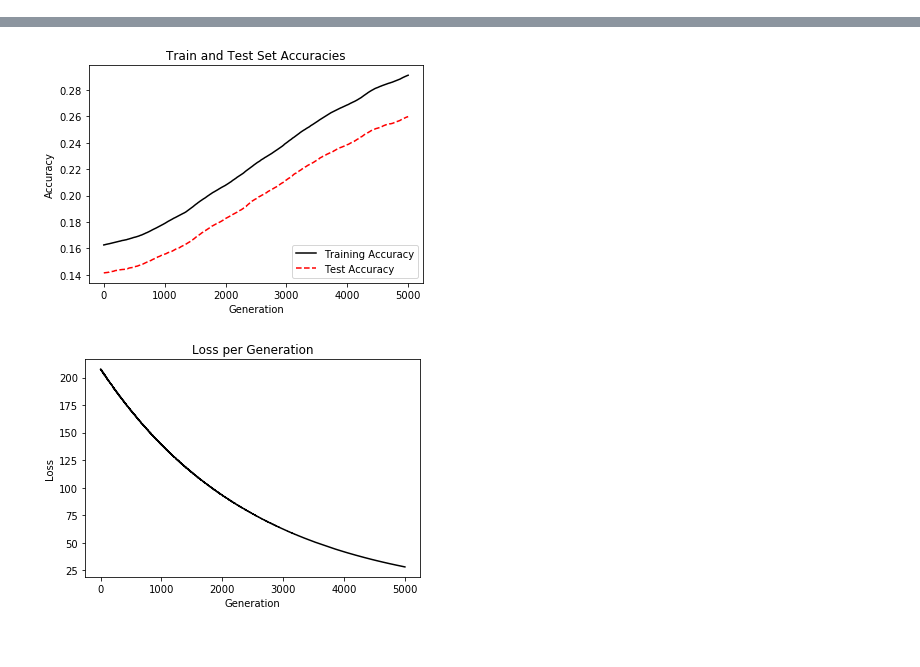
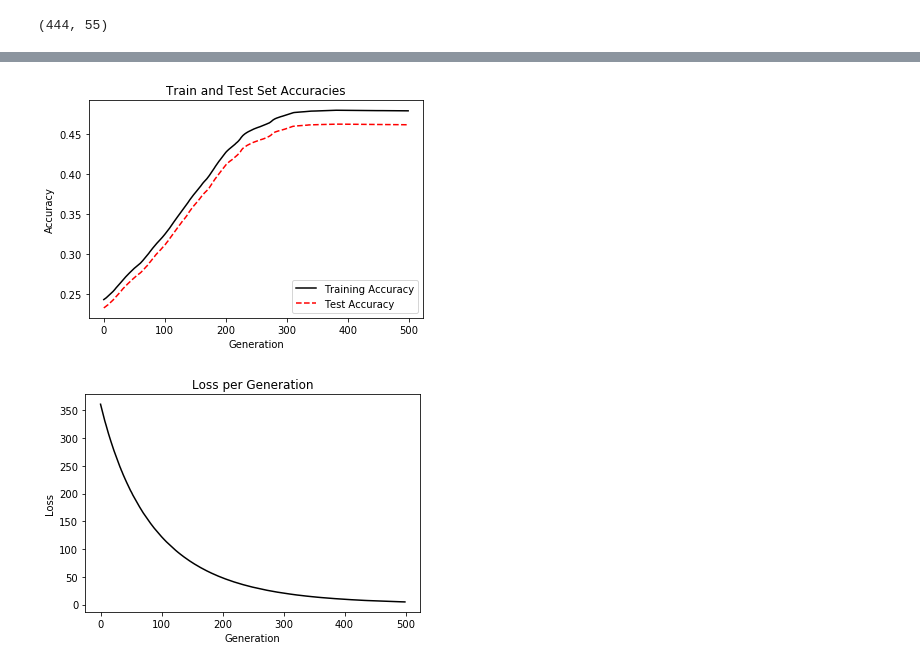
Before and after one commit to NeuroTechX/neurodoro, a Jupyter notebook: svm/ndro_train_tensorflow.ipynb, the cells around one changed output, grey strips where cells are left out. Cells and saved outputs as stored; diff of their text form; code cells hidden in the pictures.

Commit message:
using new data, adjust learning rate from 0.01 to 0.1, accuracy plateuing ~ 0.45

```diff
--- a/svm/ndro_train_tensorflow.ipynb
+++ b/svm/ndro_train_tensorflow.ipynb
@@ -11,8 +11,8 @@ from sklearn.decomposition import PCA
 # %%
 # Read from CSV where every column = [FFT freq bin]
 # every row = [epoch 1 (2s): electrode 1, 2, 3, 4] + [epoch 2: electrode 1, 2, 3, 4] + ...
-relax = pd.read_csv("../Muse Data/danofocus_apr02.csv", header=0, index_col=False)
-focus = pd.read_csv("../Muse Data/dano_watchingtv_apr02.csv", header=0, index_col=False)
+relax = pd.read_csv("../Muse Data/josh_relax_apr03_night.csv", header=0, index_col=False)
+focus = pd.read_csv("../Muse Data/josh_corvo_task_apr03_night.csv", header=0, index_col=False)
 
 # Chop off irrelevant frequencies
 relax = relax.iloc[:,0:54]
@@ -21,6 +21,10 @@ focus = focus.iloc[:,0:54]
 # Add labels
 relax['label'] = 0
 focus['label'] = 1
+# %%
+focus.shape
+# %% [output]
+(444, 55)
 # %%
 # Combine focus and relax dataframes into a numeric values and complementary labels dataframe
 # rows = [relax data] + [focus data]
@@ -78,7 +82,7 @@ prediction = tf.sign(model_output)
 accuracy = tf.reduce_mean(tf.cast(tf.equal(prediction, y_target), tf.float32))
 
 # Declare optimizer
-my_opt = tf.train.GradientDescentOptimizer(0.01)
+my_opt = tf.train.AdagradOptimizer(0.1)
 train_step = my_opt.minimize(loss)
 
 # Initialize variables
@@ -89,7 +93,7 @@ sess.run(init)
 loss_vec = []
 train_accuracy = []
 test_accuracy = []
-for i in range(5000):
+for i in range(500):
     rand_index = np.random.choice(len(X_train), size=batch_size)
     rand_x = X_train[rand_index]
     rand_y = np.transpose([y_train[rand_index]])
@@ -145,2 +142,2 @@ Loss = [ 28.24058533]
-[figure, old version]
+[figure, new version]
-[figure, old version]
+[figure, new version]
```
Also changed, not shown: parts of 1 cell of this notebook.
